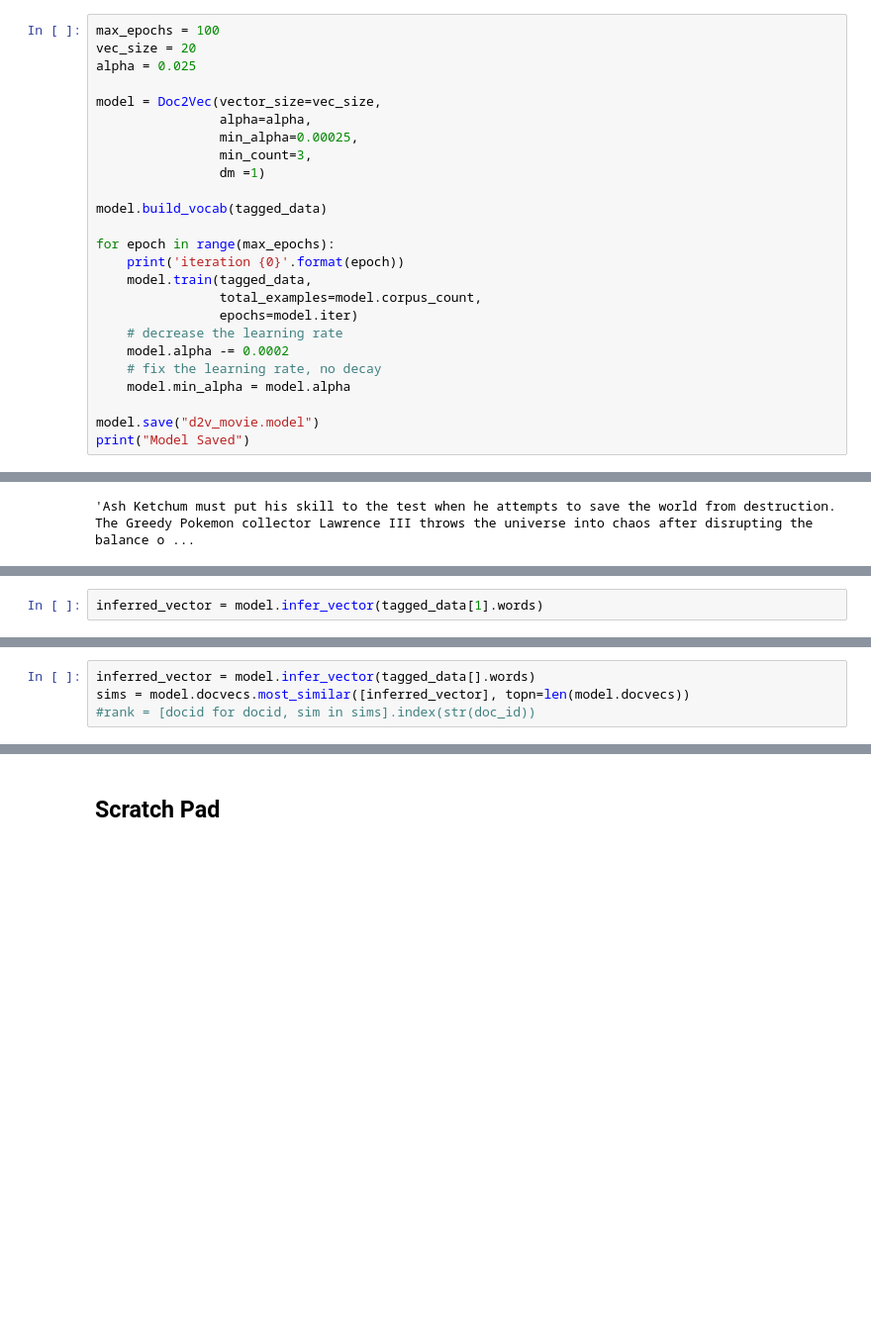
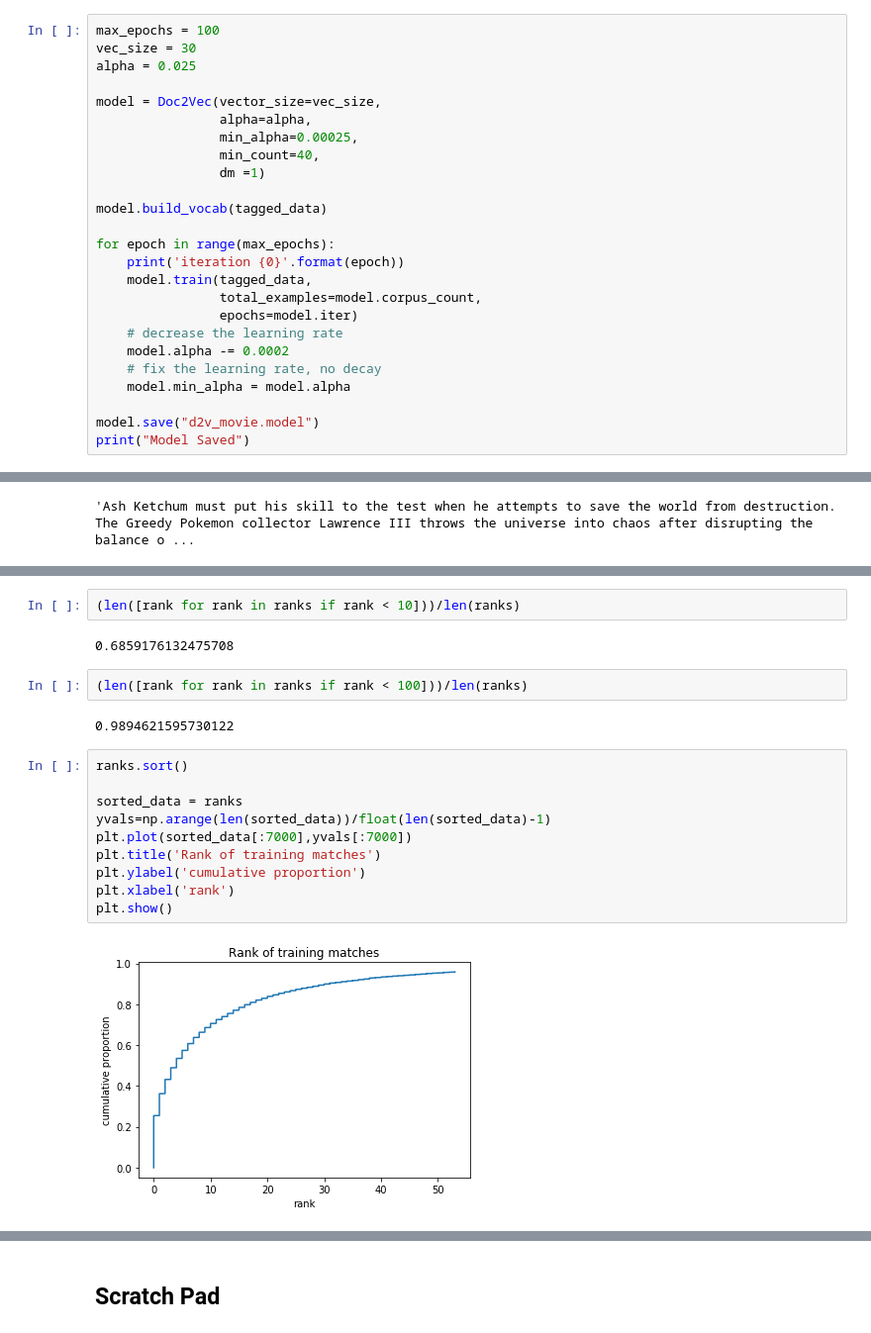
Before and after one commit to Darrkong/movie_poster_analysis, a Jupyter notebook: Movie_overview_analysis.ipynb, the cells around one changed output, grey strips where cells are left out. Shown at 99% size. Cells and saved outputs as stored; diff of their text form; blank space fills up the shorter version.

Commit message:
add tuning doc2vec model

```diff
--- a/Movie_overview_analysis.ipynb
+++ b/Movie_overview_analysis.ipynb
@@ -1055,13 +1055,13 @@ tagged_data
 model = Doc2Vec(vector_size=20, min_count=2, epochs=40)
 # %%
 max_epochs = 100
-vec_size = 20
+vec_size = 30
 alpha = 0.025
 
 model = Doc2Vec(vector_size=vec_size,
                 alpha=alpha,
                 min_alpha=0.00025,
-                min_count=3,
+                min_count=40,
                 dm =1)
 
 model.build_vocab(tagged_data)
@@ -1162,2 +1145,0 @@ X_train.iloc[6426]
-# %%
-inferred_vector = model.infer_vector(tagged_data[1].words)
@@ -1192,4 +1145,0 @@ array([-1.1421406 ,  2.3328586 ,  7.123885  , -1.3174212 ,  1.2847414 ,
-# %%
-inferred_vector = model.infer_vector(tagged_data[].words)
-sims = model.docvecs.most_similar([inferred_vector], topn=len(model.docvecs))
-#rank = [docid for docid, sim in sims].index(str(doc_id))
@@ -1232,0 +1219,20 @@ sns.distplot(ranks)
+# %%
+(len([rank for rank in ranks if rank < 10]))/len(ranks)
+# %% [output]
+0.6859176132475708
+# %%
+(len([rank for rank in ranks if rank < 100]))/len(ranks)
+# %% [output]
+0.9894621595730122
+# %%
+ranks.sort()
+
+sorted_data = ranks
+yvals=np.arange(len(sorted_data))/float(len(sorted_data)-1)
+plt.plot(sorted_data[:7000],yvals[:7000])
+plt.title('Rank of training matches')
+plt.ylabel('cumulative proportion')
+plt.xlabel('rank')
+plt.show()
+# %% [output]
+[figure, added]
```
Also changed, not shown: parts of 15 cells of this notebook.
